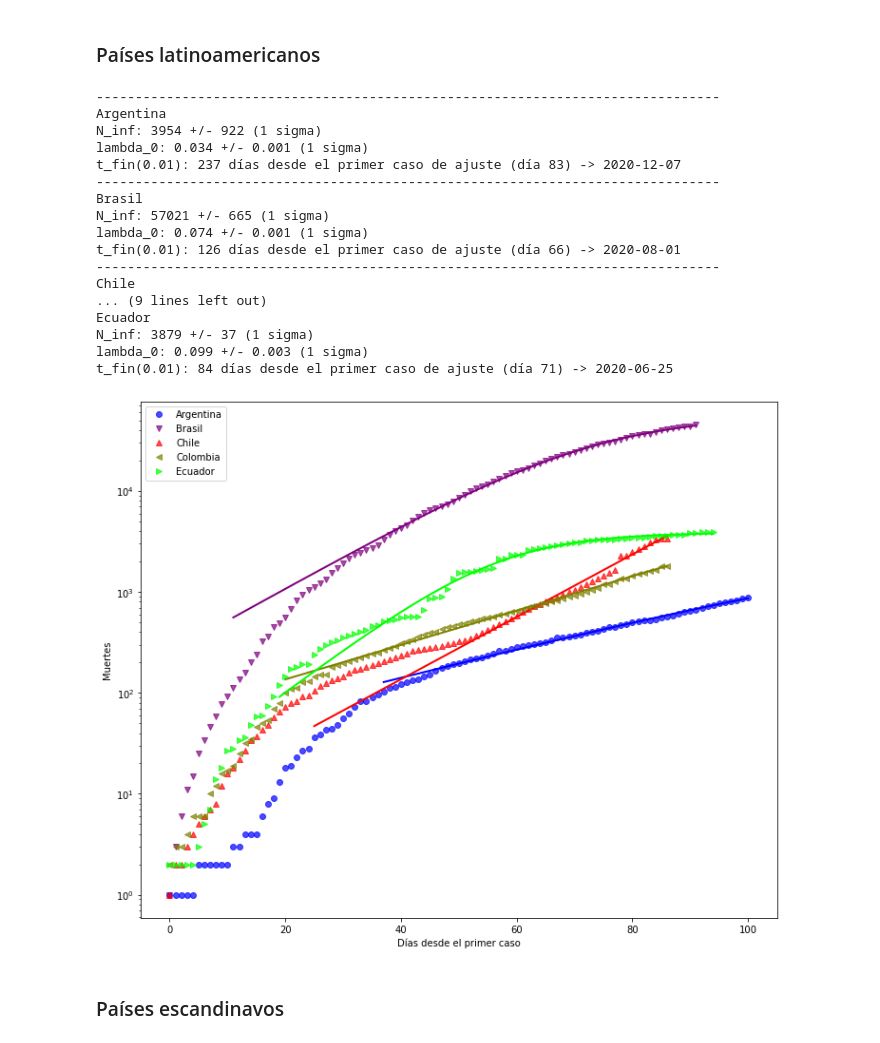
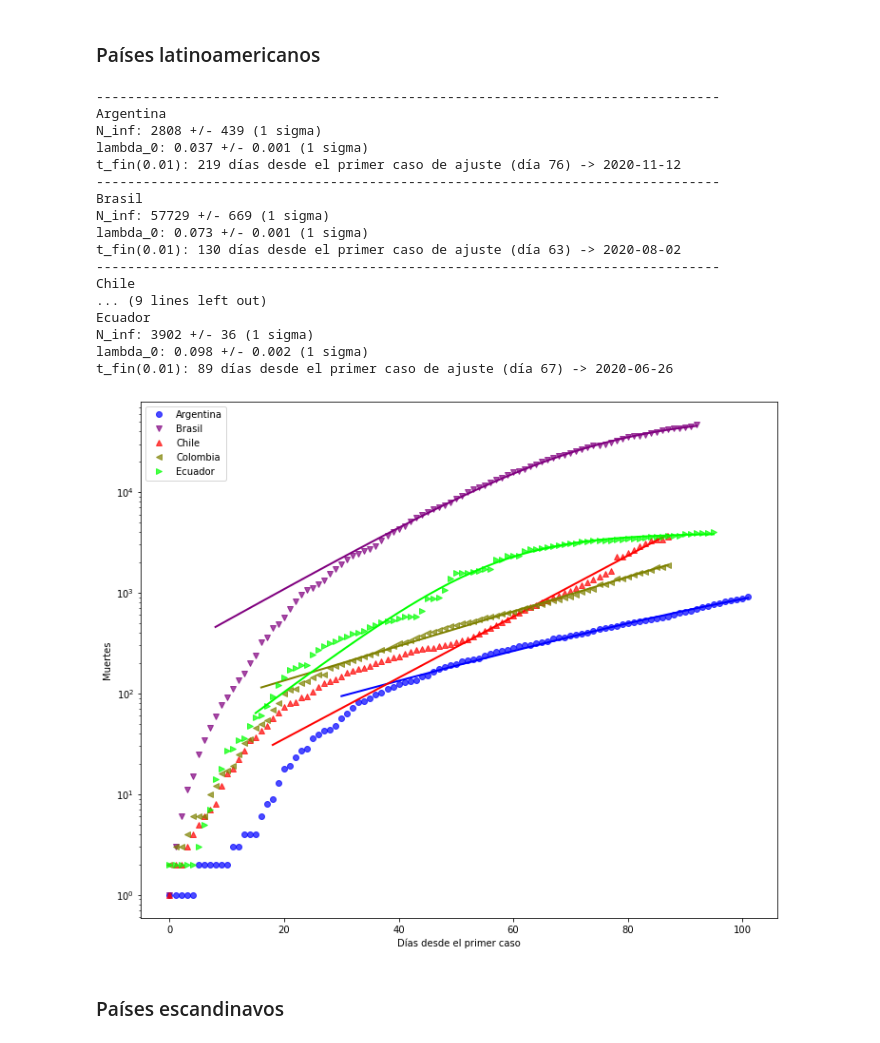
Before and after one commit to manuxch/logistic-covid19, a Jupyter notebook: Logistic_model_COVID-19.ipynb, the cells around one changed output. Saved outputs shown, nothing was run; the diff lists cells and outputs as text; code cells hidden in the pictures.

```diff
--- a/Logistic_model_COVID-19.ipynb
+++ b/Logistic_model_COVID-19.ipynb
@@ -276,26 +276,26 @@ t_fin(0.01): 98 días desde el primer caso de ajuste (día 57) -> 2020-06-25
 # %% [markdown]
 ### Países latinoamericanos
 # %%
-plot_fit(deadths_lat, 100, 'Muertes', logscale=True, p_fin=0.01)
+plot_fit(deadths_lat, 50, 'Muertes', logscale=True, p_fin=0.01)
 # %% [output]
 --------------------------------------------------------------------------------
 Argentina
-N_inf: 3954 +/- 922 (1 sigma)
-lambda_0: 0.034 +/- 0.001 (1 sigma)
-t_fin(0.01): 237 días desde el primer caso de ajuste (día 83) -> 2020-12-07
+N_inf: 2808 +/- 439 (1 sigma)
+lambda_0: 0.037 +/- 0.001 (1 sigma)
+t_fin(0.01): 219 días desde el primer caso de ajuste (día 76) -> 2020-11-12
 --------------------------------------------------------------------------------
 Brasil
-N_inf: 57021 +/- 665 (1 sigma)
-lambda_0: 0.074 +/- 0.001 (1 sigma)
-t_fin(0.01): 126 días desde el primer caso de ajuste (día 66) -> 2020-08-01
+N_inf: 57729 +/- 669 (1 sigma)
+lambda_0: 0.073 +/- 0.001 (1 sigma)
+t_fin(0.01): 130 días desde el primer caso de ajuste (día 63) -> 2020-08-02
 --------------------------------------------------------------------------------
 Chile
 ... (9 lines left out)
 Ecuador
-N_inf: 3879 +/- 37 (1 sigma)
-lambda_0: 0.099 +/- 0.003 (1 sigma)
-t_fin(0.01): 84 días desde el primer caso de ajuste (día 71) -> 2020-06-25
+N_inf: 3902 +/- 36 (1 sigma)
+lambda_0: 0.098 +/- 0.002 (1 sigma)
+t_fin(0.01): 89 días desde el primer caso de ajuste (día 67) -> 2020-06-26
-[figure, old version]
+[figure, new version]
 # %% [markdown]
 ### Países escandinavos
 # %%
```
Also changed, not shown: parts of 8 cells of this notebook.
